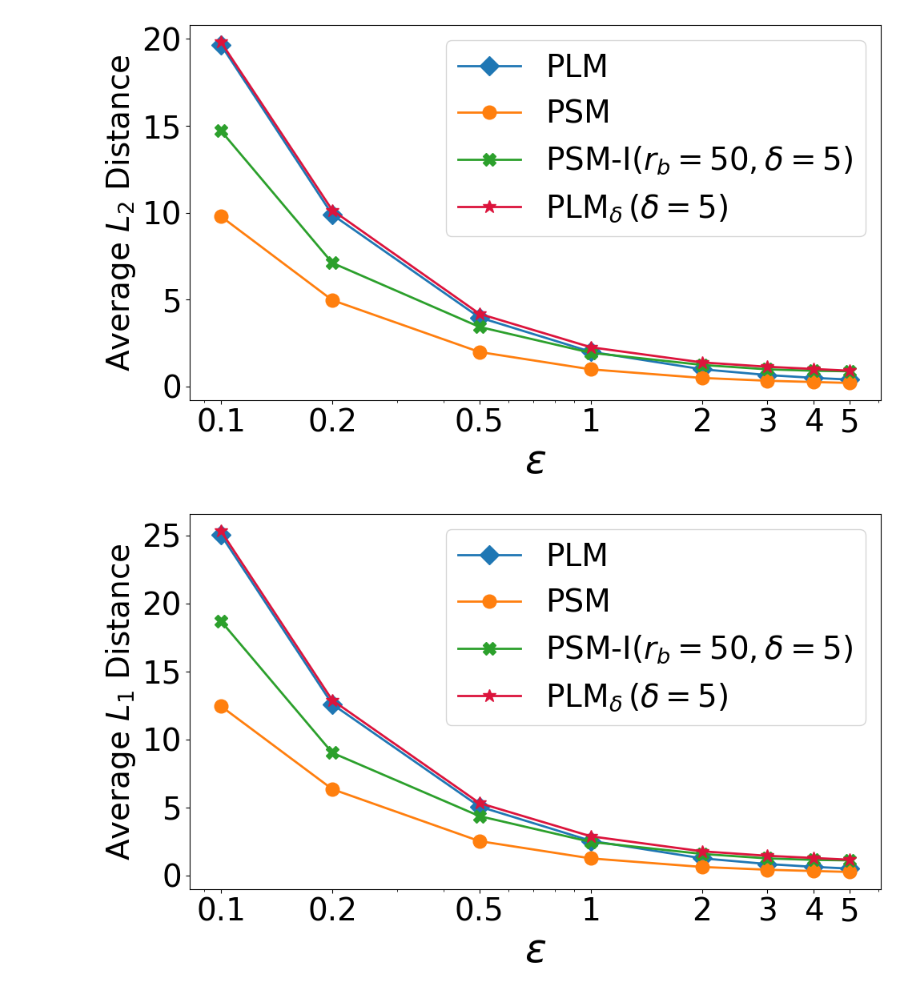
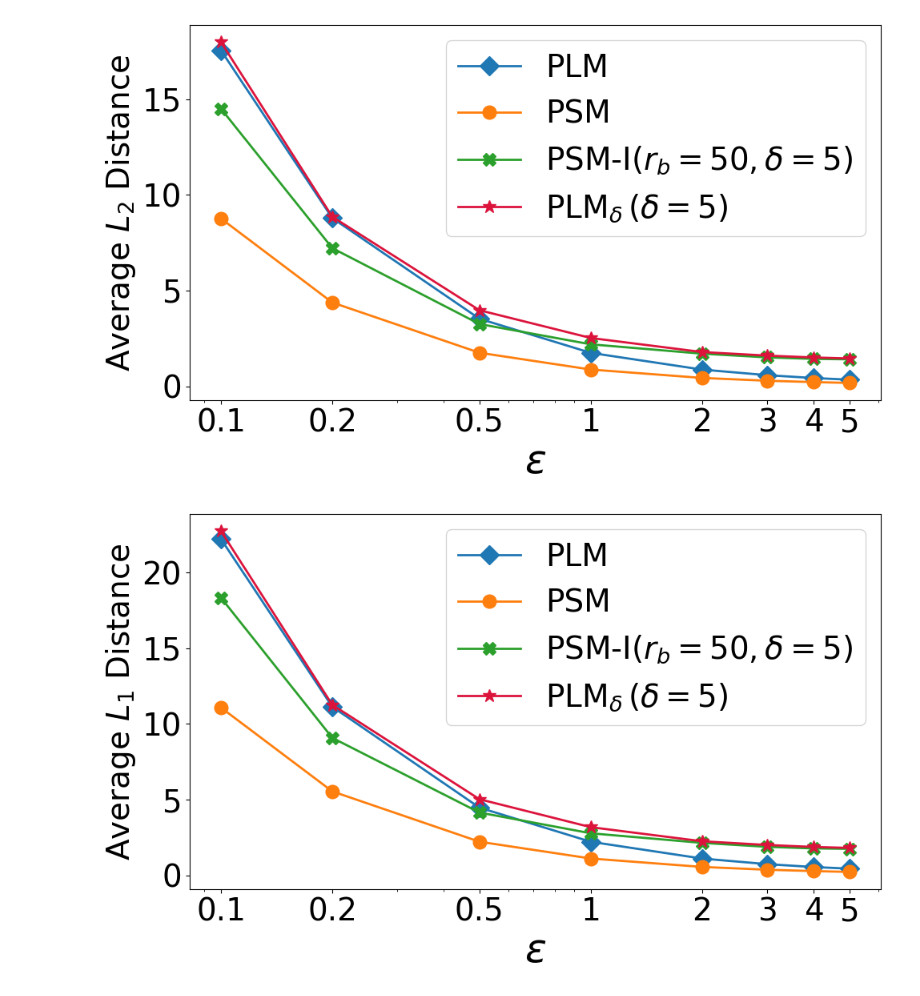
Before and after one commit to shafizurRseeam/location_privacy, a Jupyter notebook: utility_l1_l2_figures.ipynb, the cells around one changed output. Saved outputs shown, nothing was run; the diff lists cells and outputs as text; code cells hidden in the pictures.

```diff
--- a/utility_l1_l2_figures.ipynb
+++ b/utility_l1_l2_figures.ipynb
@@ -52,36 +52,36 @@ def generate_distance_plots(data_dir, figure_dir, dataset_name, distance_type):
     plt.xticks(epsilon_values, labels=[str(val) for val in epsilon_values])
     plt.tick_params(axis='both', which='major', labelsize=28)
     plt.legend(fontsize=28, frameon=True)
     plt.tight_layout()
 
     # Ensure the figure directory exists
     figure_base_dir = os.path.join(figure_dir, dataset_name, 'figure')
     png_dir = os.path.join(figure_base_dir, 'png')
     svg_dir = os.path.join(figure_base_dir, 'svg')
     os.makedirs(png_dir, exist_ok=True)
     os.makedirs(svg_dir, exist_ok=True)
 
     # Save the plot
     filename_suffix = f'{dataset_name}_{distance_type.lower()}_distance'
     pathpng = os.path.join(png_dir, f'{filename_suffix}.png')
     pathsvg = os.path.join(svg_dir, f'{filename_suffix}.svg')
 
     plt.savefig(pathpng, dpi=300, bbox_inches='tight')
     plt.savefig(pathsvg, format='svg', bbox_inches='tight')
     plt.show()
 
 # Example usage:
 data_dir = "C:\\Users\\ss6365\\Desktop\\location_privacy_final"
 figure_dir = data_dir  # Assuming the figure directory is relative to the data directory
 
 
-dataset_name = 'uci'
+dataset_name = 'collected'
 
 
 generate_distance_plots(data_dir, figure_dir, dataset_name, 'L2')
 # %% [output]
-[figure, old version]
+[figure, new version]
 # %%
 generate_distance_plots(data_dir, figure_dir, dataset_name, 'L1')
 # %% [output]
-[figure, old version]
+[figure, new version]
```
Also changed, not shown: 2 other files.
